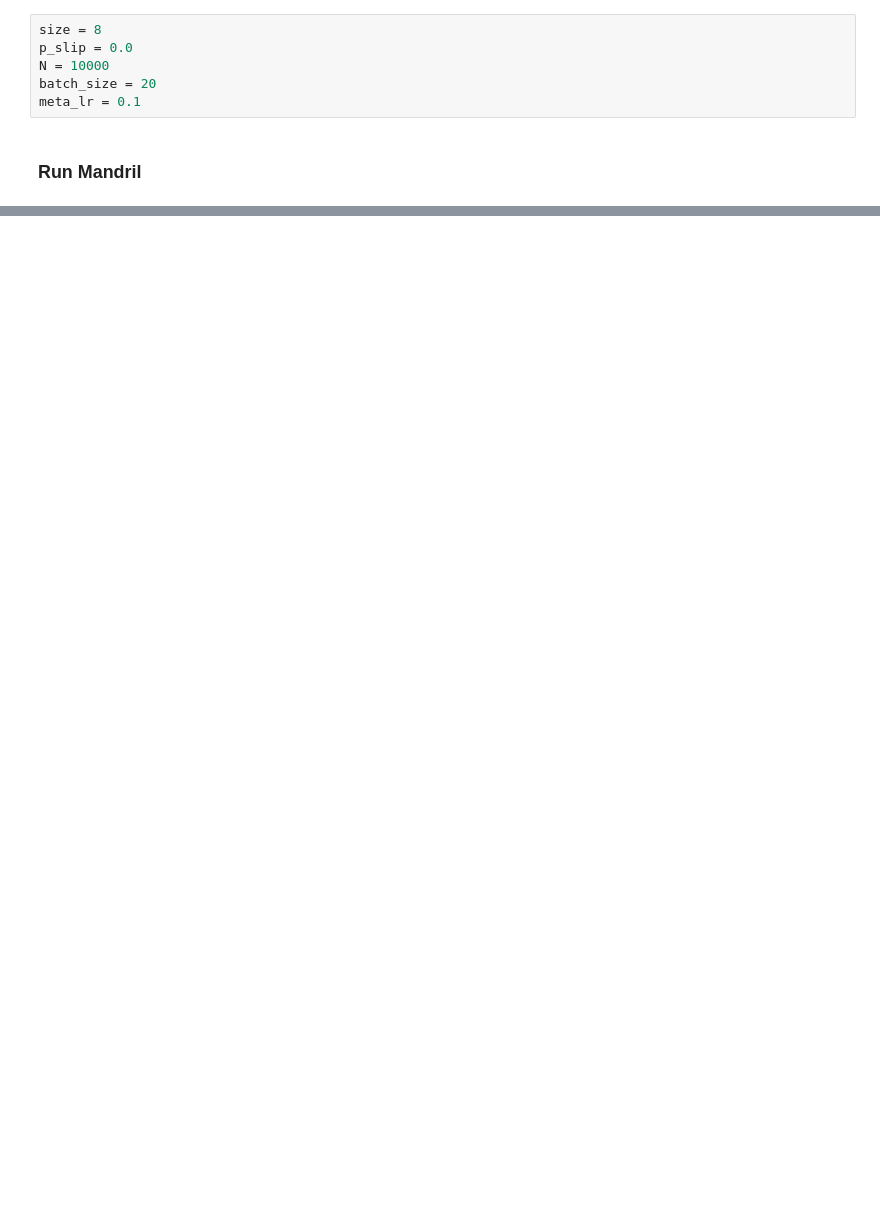
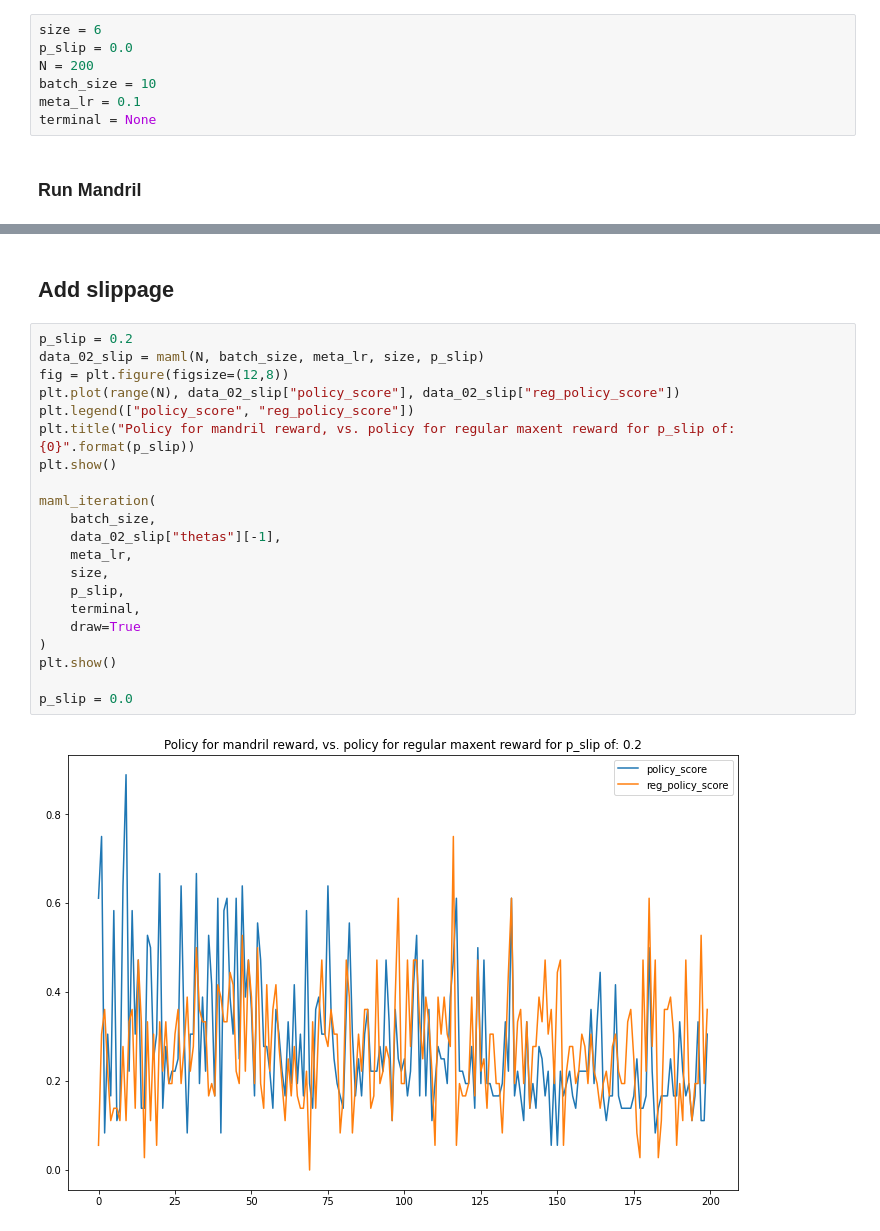
Before and after one commit to gthecht/mandril-project, a Jupyter notebook: src/mandril.ipynb, the cells around one changed output, grey strips where cells are left out. Drawn from its saved outputs; the diff is of its cells as text; blank space fills up the shorter version.

```diff
--- a/src/mandril.ipynb
+++ b/src/mandril.ipynb
@@ -15,11 +21,12 @@ import time
 # %% [markdown]
 ### Parameters
 # %%
-size = 8
+size = 6
 p_slip = 0.0
-N = 10000
-batch_size = 20
+N = 200
+batch_size = 10
 meta_lr = 0.1
+terminal = None
 # %% [markdown]
 ### Run Mandril
 # %%
@@ -67,0 +132,25 @@ plt.show()
+# %% [markdown]
+## Add slippage
+# %%
+p_slip = 0.2
+data_02_slip = maml(N, batch_size, meta_lr, size, p_slip)
+fig = plt.figure(figsize=(12,8))
+plt.plot(range(N), data_02_slip["policy_score"], data_02_slip["reg_policy_score"])
+plt.legend(["policy_score", "reg_policy_score"])
+plt.title("Policy for mandril reward, vs. policy for regular maxent reward for p_slip of: {0}".format(p_slip))
+plt.show()
+
+maml_iteration(
+    batch_size,
+    data_02_slip["thetas"][-1],
+    meta_lr,
+    size,
+    p_slip,
+    terminal,
+    draw=True
+)
+plt.show()
+
+p_slip = 0.0
+# %% [output]
+[figure, added]
```
Also changed, not shown: parts of 18 cells of this notebook.
